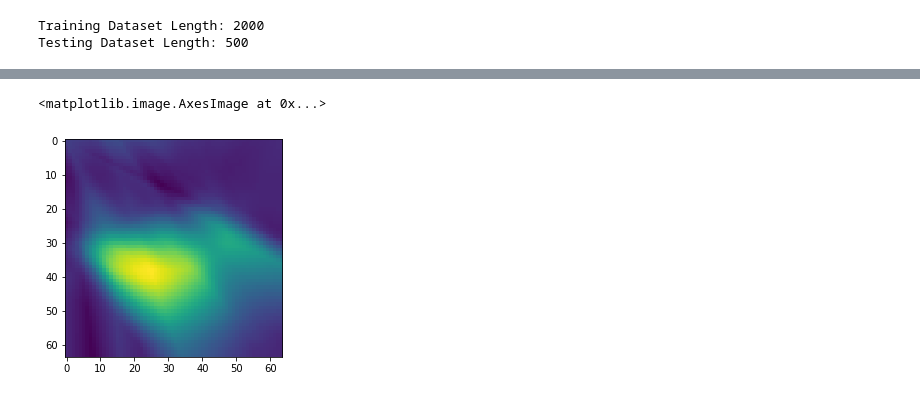
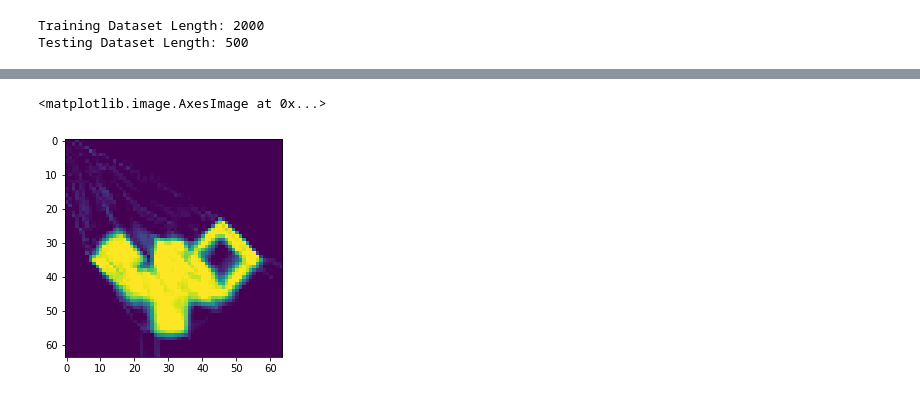
Before and after one commit to chenliz1/BSP_Net, a Jupyter notebook: Untitled.ipynb, the cells around one changed output, grey strips where cells are left out. Drawn from its saved outputs; the diff is of its cells as text; code cells hidden in the pictures.

```diff
--- a/Untitled.ipynb
+++ b/Untitled.ipynb
@@ -62,6 +62,9 @@ def test(net, test_ds):
         total_loss += loss
     return total_loss/len(test_data)
 # %%
+
+epoch = 500
+net.load_weights('easy_checkpoint')
 prev_test_loss = test(net, test_dataset)
 print(prev_test_loss)
 for i in range(epoch):
@@ -103,3 +106,7 @@ ps = net(tf.cast(em,dtype=tf.float32))
 
 ps = (ps.numpy()).reshape(64,64)
 em = test_data[10].reshape(64,64)
+ps[ps>1]=1
+ps[ps<=0.01]=0
+# ps[ps>=0.6] = 1
+# ps[ps<0.6] = 0
@@ -106,5 +118,5 @@ em = test_data[10].reshape(64,64)
 # %%
-plt.imshow((ps))
+plt.imshow(ps)
 # %% [output]
 <matplotlib.image.AxesImage at 0x...>
-[figure, old version]
+[figure, new version]
```
Also changed, not shown: parts of 6 cells of this notebook, 2 other files.
